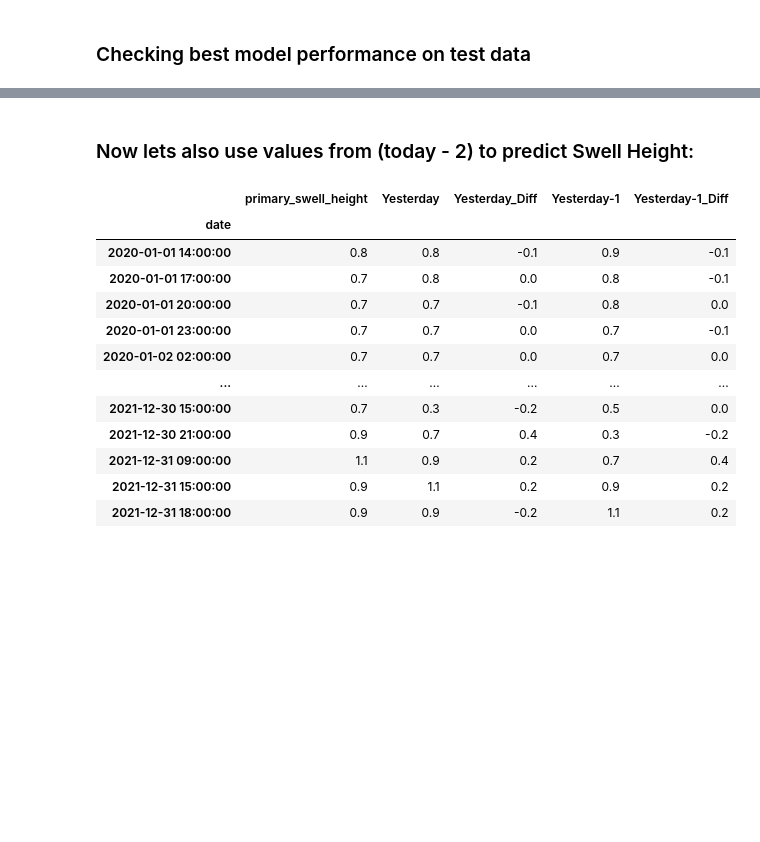
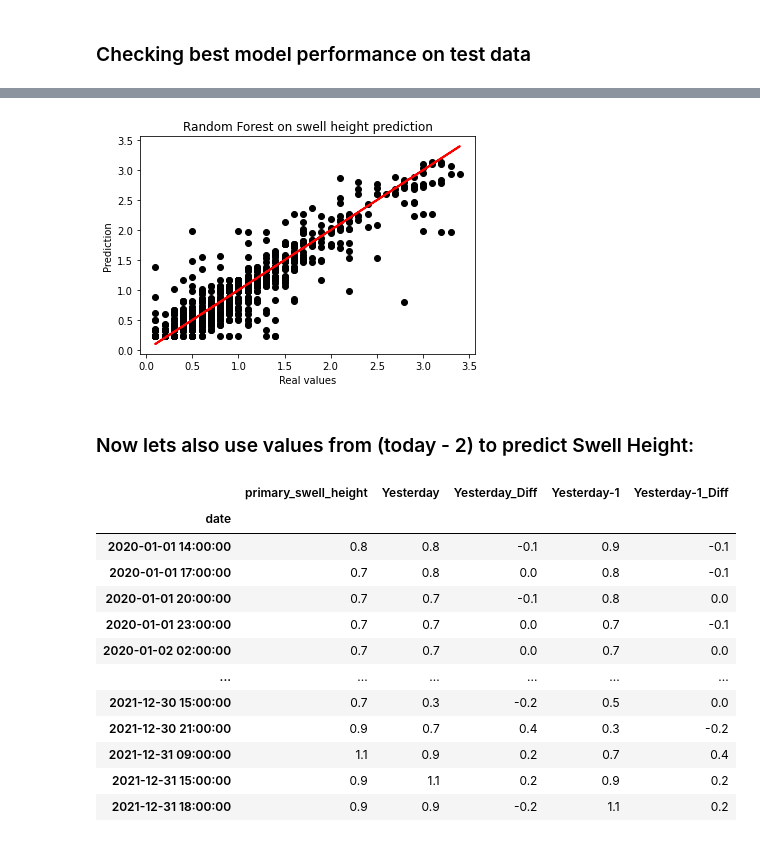
Before and after one commit to AssafGolani/IL-surf-conditions-predictor, a Jupyter notebook: Machine Learning.ipynb, the cells around one changed output, grey strips where cells are left out. Drawn from its saved outputs; the diff is of its cells as text; code cells hidden in the pictures; blank space fills up the shorter version.

Commit message:
Plots

```diff
--- a/Machine Learning.ipynb
+++ b/Machine Learning.ipynb
@@ -232,3 +233,12 @@ RMSE:  0.176
+# %%
+plt.scatter(y_test, y_pred, color='black')
+plt.plot(y_test, y_test, color='red', linewidth=2)
+plt.title('Random Forest on swell height prediction')
+plt.xlabel('Real values')
+plt.ylabel('Prediction')
+plt.show()
+# %% [output]
+[figure, added]
 # %% [markdown]
 ### Now lets also use values from (today - 2) to predict Swell Height:
 # %%
```
Also changed, not shown: parts of 12 cells of this notebook.
